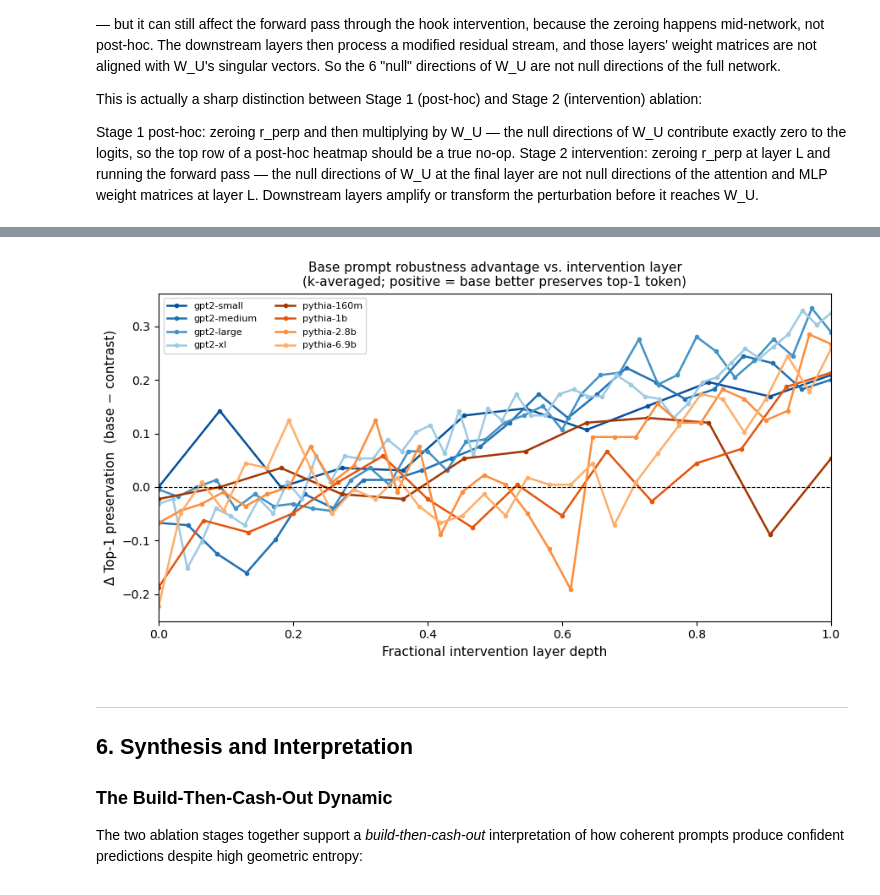
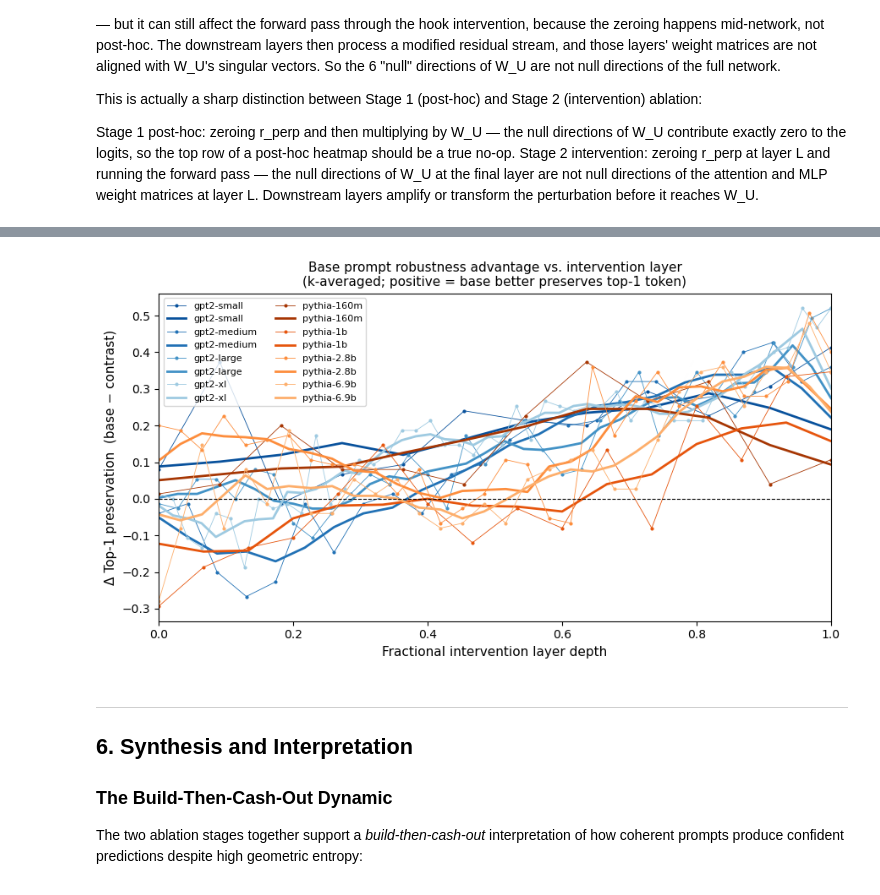
Before and after one commit to storyofthewolf/residual-stream-dynamics, a Jupyter notebook: notebooks/residual_stream_dynamics.ipynb, the cells around one changed output, grey strips where cells are left out. Drawn from its saved outputs; the diff is of its cells as text; code cells hidden in the pictures.

```diff
--- a/notebooks/residual_stream_dynamics.ipynb
+++ b/notebooks/residual_stream_dynamics.ipynb
@@ -307,6 +429,7 @@ Stage 2 intervention: zeroing r_perp at layer L and running the forward pass —
 # Models to show in this section. Choose a representative subset —
 # one small, one mid-size, one large — to keep the notebook focused.
 HEATMAP_MODELS = ['gpt2-small', 'gpt2-medium', 'gpt2-large', 'gpt2-xl', 'pythia-160m', 'pythia-1b', 'pythia-2.8b', 'pythia-6.9b']
+#HEATMAP_MODELS = ['gpt2-small']
 
 for m in HEATMAP_MODELS:
     npz_path = DATA_DIR / f'ablation_records_{m}_{CORPUS_TAG}.npz'
@@ -332,13 +455,19 @@ for m in HEATMAP_MODELS:
                                               intervention_lyrs=intervention_lyrs_m)
 
 
-    fig, (ax_base, ax_contrast, ax_diff) = plot_top1_intervention_tripanel(
+    EV_LABELS = ['10%', '25%', '50%', '75%', '90%', '95%', '99%', '99.9%', '100%']
+
+    fig, (ax_base, ax_contrast, ax_diff) = plot_ablation_heatmap_tripanel(
         base_mat, contrast_mat,
         k_values=k_values_m,
         layer_indices=intervention_lyrs_m,
         model_name=m,
+        title="Intervention ablation: top-1 token preserved",
         y_mode='relative',
         d_model=D_MODEL[m],
+        y_tick_labels=EV_LABELS,
+        cbar_label="Top-1 token preserved fraction",
+        cbar_diff_label="Δ Top-1 token preserved fraction",
         save_path=FIGURES_DIR / f'ablation_intervention_heatmap_top1_preserved_{m}_{CORPUS_TAG}.png',
     )
     plt.show()
@@ -373,6 +502,7 @@ intervention layers:           [0, 1, 2, 3, 4, 5, 6, 7, 8, 9, 10, 11, 12, 13, 14
 # For each model: average Base−Contrast top-1 preservation difference across all k values,
 # leaving a single curve as a function of intervention layer (fractional depth).
 # Non-uniform k-grids across models are handled naturally — we average whatever k values exist.
+
 
 fig, ax = plt.subplots(figsize=(9, 5))
 
@@ -383,49 +513,62 @@ colors = {
     'pythia-2.8b': '#fd8d3c', 'pythia-6.9b': '#fdae6b',
 }
 
+
+# EV thresholds used in the workflow run — filter to high-EV subspace ranks only.
+# Relative rank cutoff corresponding to ~90% EV. Since k-values were chosen by
+# ev-thresholds [0.1, 0.25, 0.5, 0.75, 0.9, 0.95, 0.99, 0.999, 1.0], we can
+# simply select the top N ev-threshold k-values rather than filtering by rel-rank.
+# Here we keep the top 4: 90%, 95%, 99%, 99.9% (and 100% where available).
+N_HIGH_EV = 3   # number of highest-EV k-values to retain per model
+
 for m in MODELS:
     if m not in abl_all:
         continue
 
     abl  = abl_all[m]
     k_values_m = sorted([int(k) for k in np.unique(abl['ks']) if k > 0])
+    k_values_hi = k_values_m[-N_HIGH_EV - 1 : -1]   # highest k = highest EV
     int_lyrs_m = sorted([int(l) for l in np.unique(abl['intervention_lyrs']) if l >= 0])
     n_layers   = max(int_lyrs_m) + 1  # for fractional depth normalisation
 
     # Build difference matrix: shape [n_k, n_intervention_layers]
     base_mat     = build_intervention_heatmap(abl, metric='top1_preserved', role='base',
-                                              k_values=k_values_m,
+                                              k_values=k_values_hi,
                                               intervention_lyrs=int_lyrs_m)
     contrast_mat = build_intervention_heatmap(abl, metric='top1_preserved', role='contrast',
-                                              k_values=k_values_m,
+                                              k_values=k_values_hi,
                                               intervention_lyrs=int_lyrs_m)
     diff_mat = base_mat - contrast_mat   # shape [n_k, n_int_lyrs], positive = base more robust
 
     # Collapse across k: mean over all available subspace ranks
     layer_profile = diff_mat.mean(axis=0)   # shape [n_int_lyrs]
+    #layer_profile = base_mat.mean(axis=0)   # shape [n_int_lyrs]
+    #layer_profile = contrast_mat.mean(axis=0)   # shape [n_int_lyrs]
 
     # Smooth the layer profile
-    window = 3
+    window = 5
     smoothed = np.convolve(layer_profile, np.ones(window)/window, mode='same')
 
 
     frac_depth = np.array(int_lyrs_m) / (n_layers - 1)
     ax.plot(frac_depth, layer_profile,
-            marker='o', markersize=3, linewidth=1.8,
+            marker='o', markersize=2, linewidth=0.6,
             color=colors.get(m, 'gray'), label=m)
+    ax.plot(frac_depth, smoothed,
+        linewidth=2.0, color=colors.get(m, 'gray'), label=m)  # smoothed, primary
 
 ax.axhline(0, color='black', linewidth=0.8, linestyle='--')
 ax.set_xlabel('Fractional intervention layer depth', fontsize=11)
 ax.set_ylabel('Δ Top-1 preservation  (base − contrast)', fontsize=11)
 ax.set_title('Base prompt robustness advantage vs. intervention layer\n'
              '(k-averaged; positive = base better preserves top-1 token)', fontsize=11)
 ax.set_xlim(0, 1)
 ax.legend(fontsize=8, ncol=2)
 fig.tight_layout()
-fig.savefig(FIGURES_DIR / 'intervention_top1_layer_profile_all_models.png', dpi=150, bbox_inches='tight')
+fig.savefig(FIGURES_DIR / 'intervention_top1_layer_profile_diff.png', dpi=150, bbox_inches='tight')
 plt.show()
 # %% [output]
-[figure, old version]
+[figure, new version]
 # %% [markdown]
 ---
 
```
Also changed, not shown: parts of 6 cells of this notebook, 4 other files.
